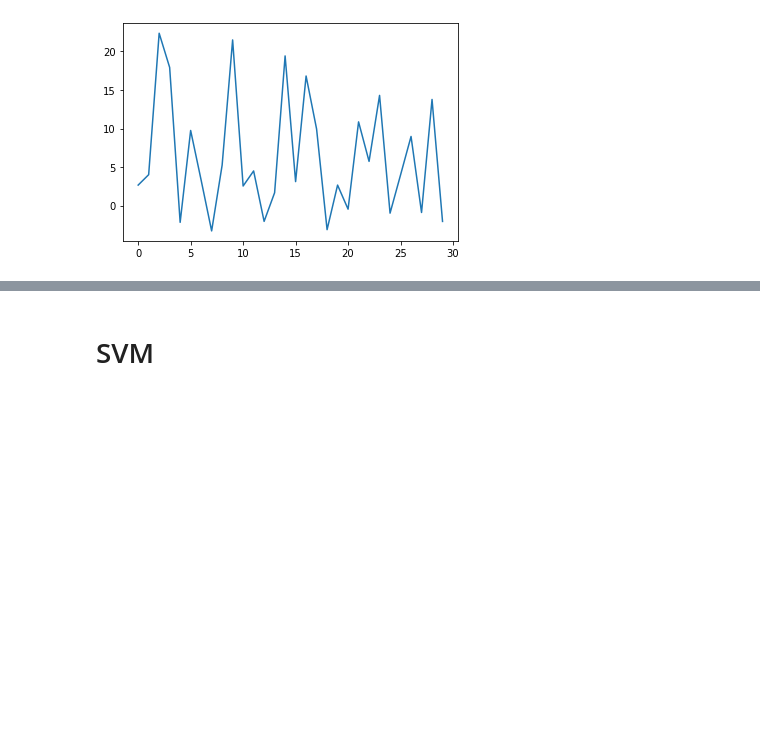
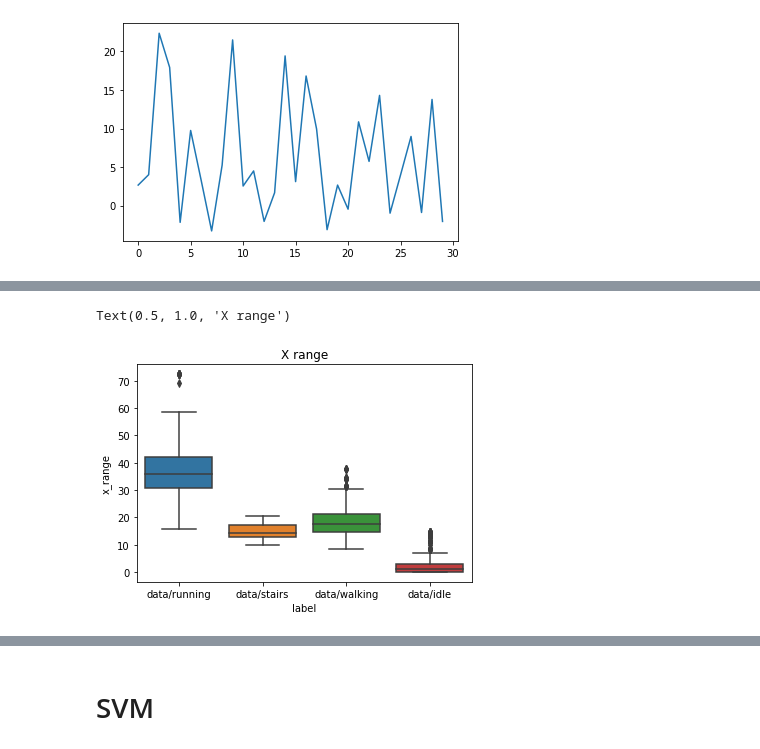
Before and after one commit to kilianovski/study, a Jupyter notebook: small_projects/activity_classification_accelerometer/setup_cv.ipynb, the cells around one changed output, grey strips where cells are left out. Cells and saved outputs as stored; diff of their text form; code cells hidden in the pictures; blank space fills up the shorter version.

```diff
--- a/small_projects/activity_classification_accelerometer/setup_cv.ipynb
+++ b/small_projects/activity_classification_accelerometer/setup_cv.ipynb
@@ -135,0 +194,11 @@ y = full_df['label'].map(num2label)
+# %%
+for class_label in class_labels:
+    activity_data = full_df[full_df.label == class_label]
+
+    x_range = activity_data[x_acc_cols].max(axis=1) - activity_data[x_acc_cols].min(axis=1)
+    full_df.loc[activity_data.index, 'x_range'] = x_range
+# %%
+sns.boxplot(x='label', y='x_range',data=full_df).set_title('X range')
+# %% [output]
+Text(0.5, 1.0, 'X range')
+[figure, added]
```
Also changed, not shown: parts of 41 cells of this notebook, 3 other files.
